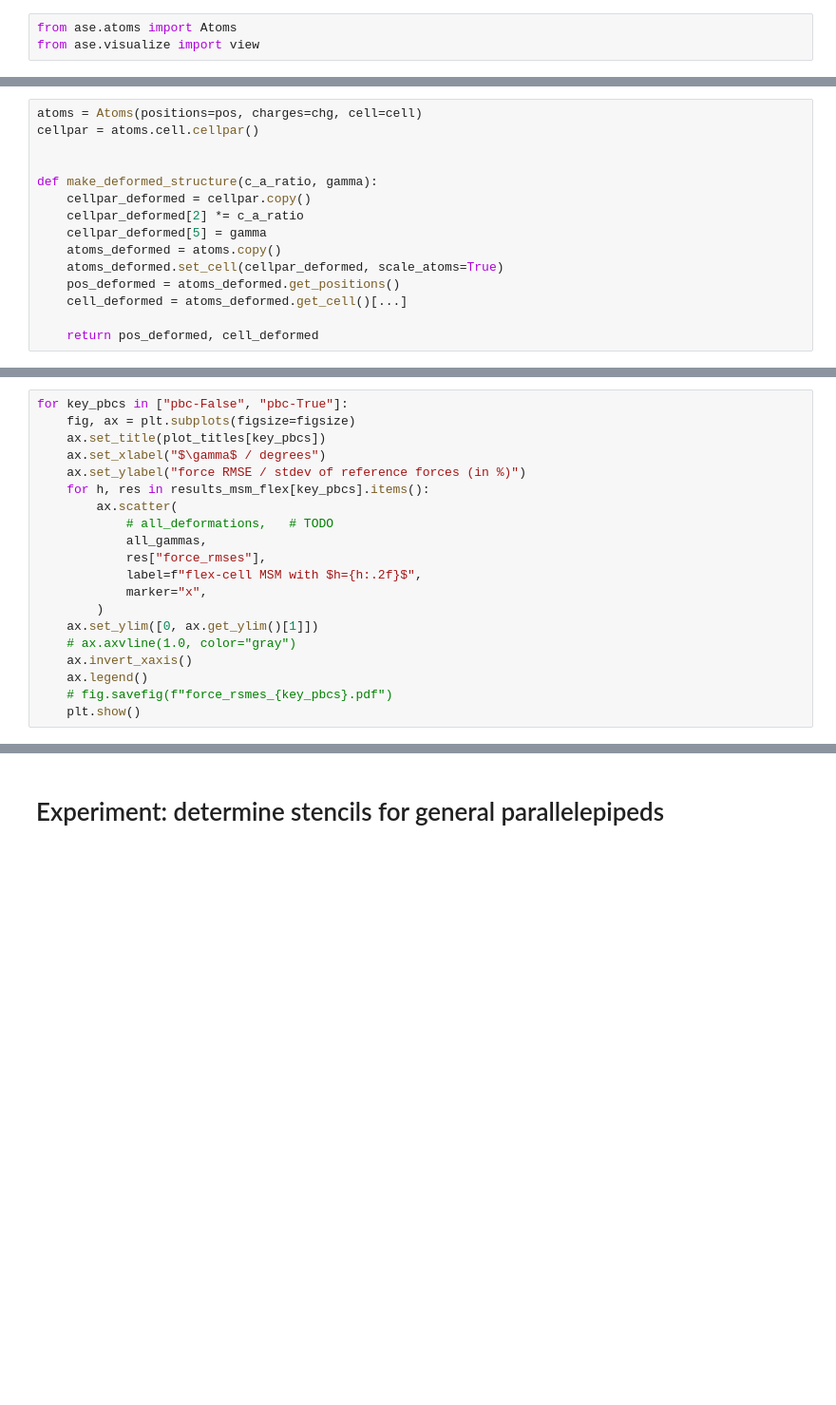
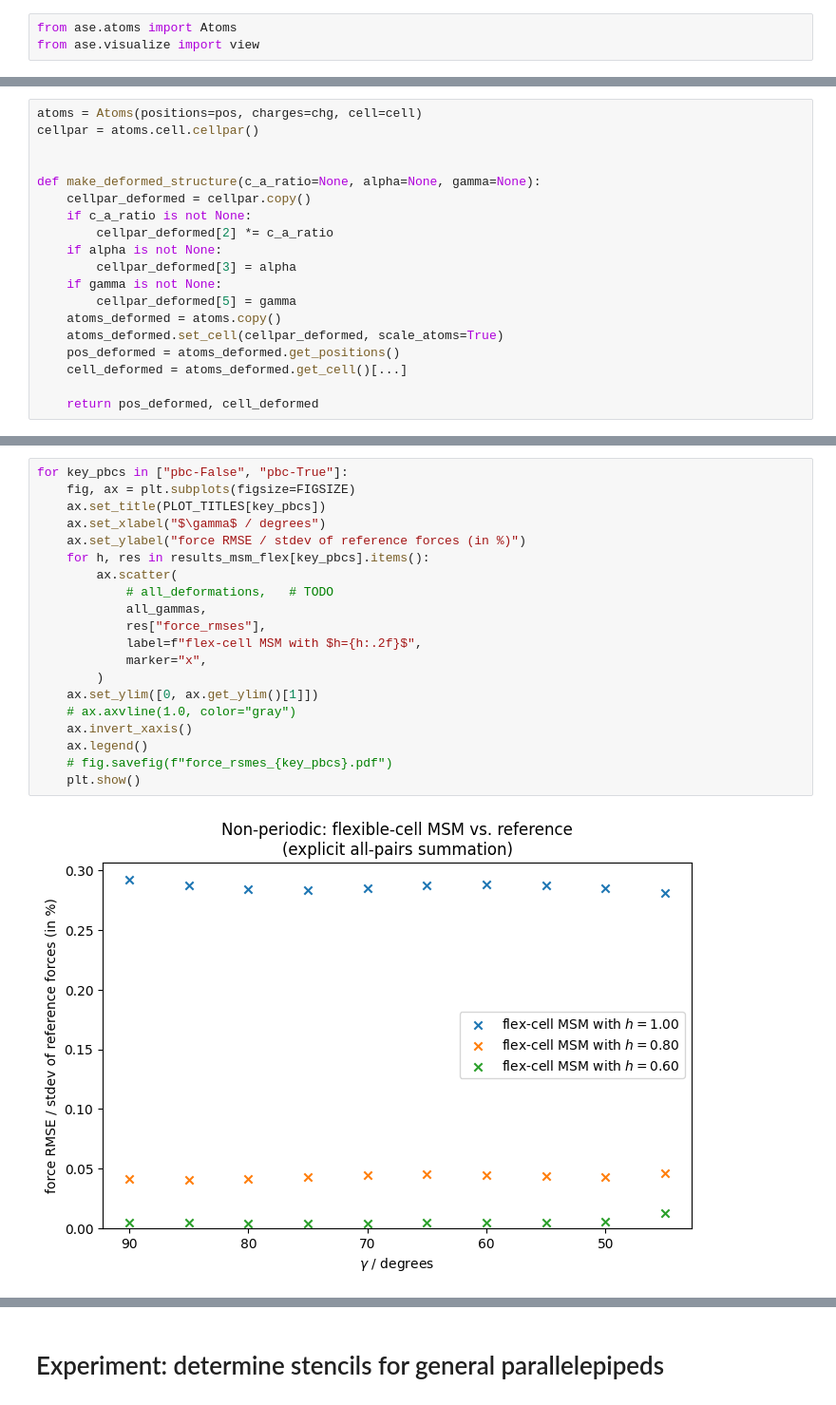
Before and after one commit to Madsen-s-research-group/msmjax, a Jupyter notebook: examples/flexible_cell.ipynb, the cells around one changed output, grey strips where cells are left out. Shown at 95% size. Cells and saved outputs as stored; diff of their text form; blank space fills up the shorter version.

```diff
--- a/examples/flexible_cell.ipynb
+++ b/examples/flexible_cell.ipynb
@@ -541,16 +505,20 @@ from ase.visualize import view
-# %%
-atoms = Atoms(positions=pos, charges=chg, cell=cell)
-cellpar = atoms.cell.cellpar()
-
-
-def make_deformed_structure(c_a_ratio, gamma):
-    cellpar_deformed = cellpar.copy()
-    cellpar_deformed[2] *= c_a_ratio
-    cellpar_deformed[5] = gamma
-    atoms_deformed = atoms.copy()
-    atoms_deformed.set_cell(cellpar_deformed, scale_atoms=True)
-    pos_deformed = atoms_deformed.get_positions()
-    cell_deformed = atoms_deformed.get_cell()[...]
-
-    return pos_deformed, cell_deformed
+# %%
+atoms = Atoms(positions=pos, charges=chg, cell=cell)
+cellpar = atoms.cell.cellpar()
+
+
+def make_deformed_structure(c_a_ratio=None, alpha=None, gamma=None):
+    cellpar_deformed = cellpar.copy()
+    if c_a_ratio is not None:
+        cellpar_deformed[2] *= c_a_ratio
+    if alpha is not None:
+        cellpar_deformed[3] = alpha
+    if gamma is not None:
+        cellpar_deformed[5] = gamma
+    atoms_deformed = atoms.copy()
+    atoms_deformed.set_cell(cellpar_deformed, scale_atoms=True)
+    pos_deformed = atoms_deformed.get_positions()
+    cell_deformed = atoms_deformed.get_cell()[...]
+
+    return pos_deformed, cell_deformed
 # %%
@@ -685,20 +609,22 @@ for key_pbcs in ["pbc-False", "pbc-True"]:
 # %%
 for key_pbcs in ["pbc-False", "pbc-True"]:
-    fig, ax = plt.subplots(figsize=figsize)
-    ax.set_title(plot_titles[key_pbcs])
+    fig, ax = plt.subplots(figsize=FIGSIZE)
+    ax.set_title(PLOT_TITLES[key_pbcs])
     ax.set_xlabel("$\gamma$ / degrees")
     ax.set_ylabel("force RMSE / stdev of reference forces (in %)")
     for h, res in results_msm_flex[key_pbcs].items():
         ax.scatter(
             # all_deformations,   # TODO
             all_gammas,
             res["force_rmses"],
             label=f"flex-cell MSM with $h={h:.2f}$",
             marker="x",
         )
     ax.set_ylim([0, ax.get_ylim()[1]])
     # ax.axvline(1.0, color="gray")
     ax.invert_xaxis()
     ax.legend()
     # fig.savefig(f"force_rsmes_{key_pbcs}.pdf")
     plt.show()
+# %% [output]
+[figure, added]
```
Also changed, not shown: parts of 69 cells of this notebook, 1 other file.
